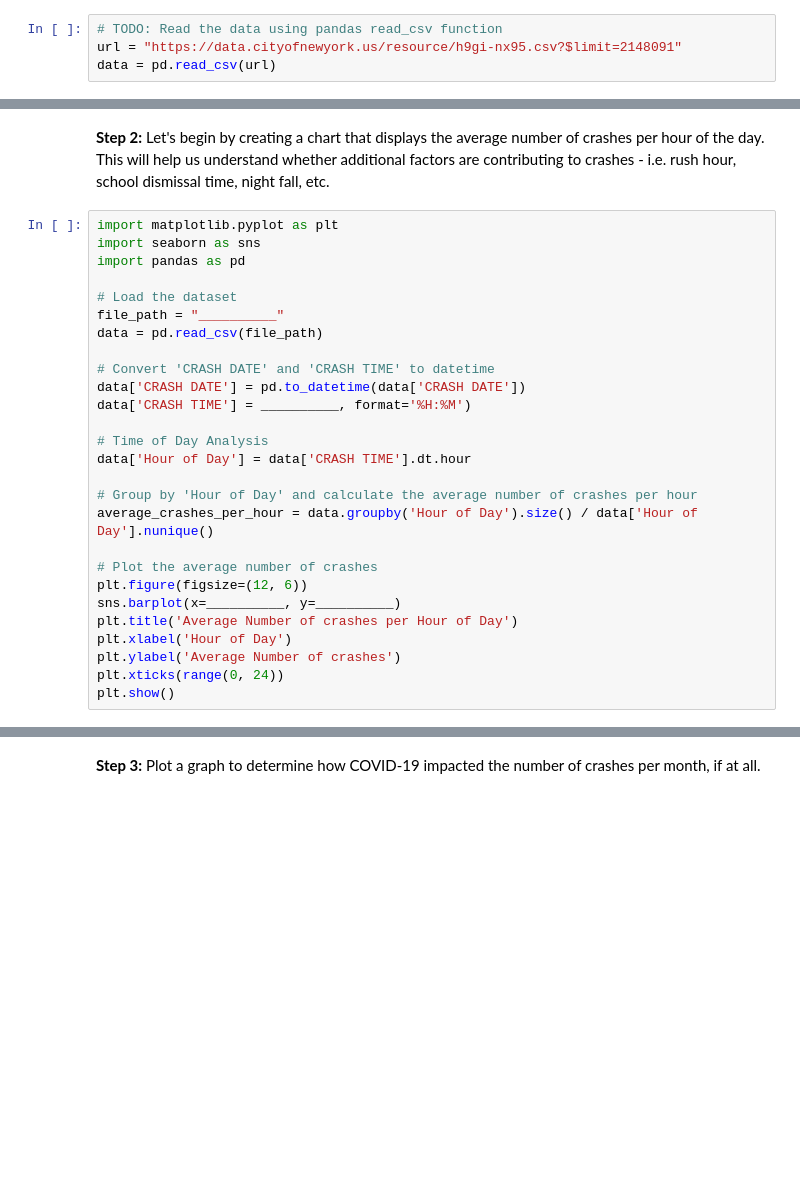
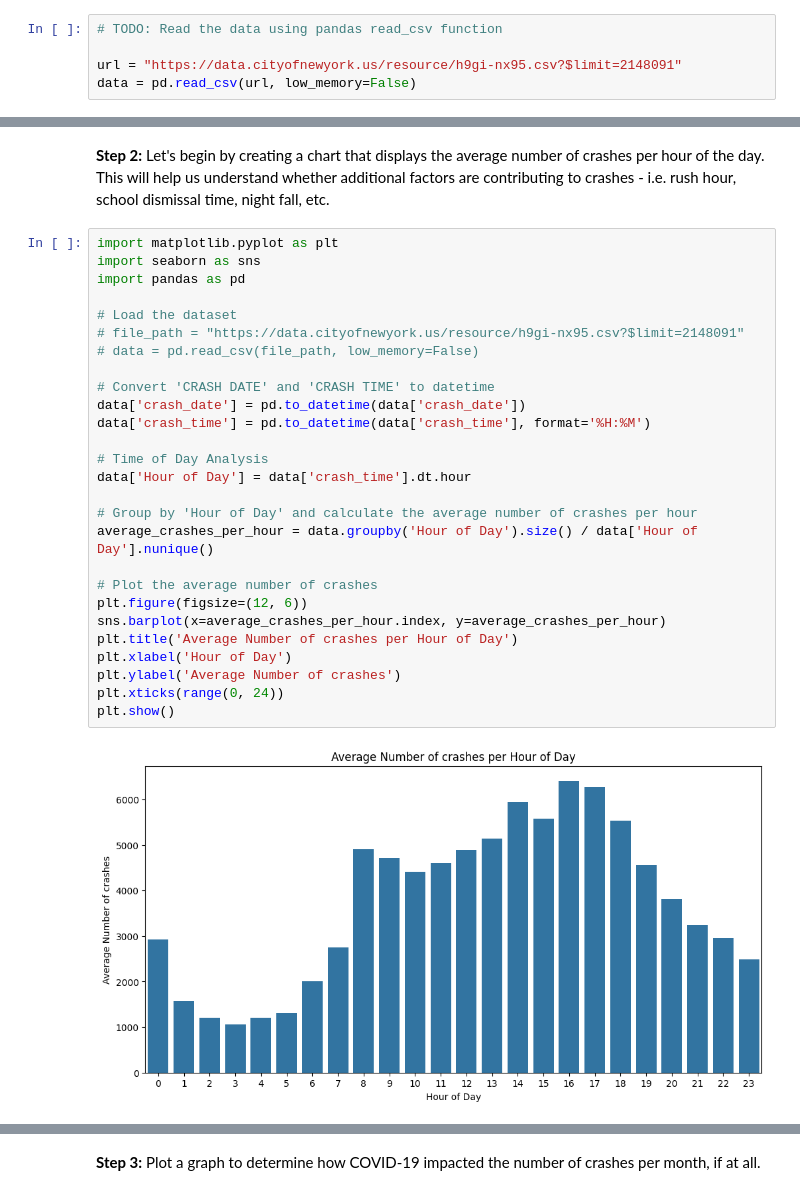
Before and after one commit to Raswanth-Prasath/TDSP, a Jupyter notebook: EXPLORER_ACCELERATOR_Transportation_Data_Science_Project_(TDSP).ipynb, the cells around one changed output, grey strips where cells are left out. Saved outputs shown, nothing was run; the diff lists cells and outputs as text; blank space fills up the shorter version.

```diff
--- a/EXPLORER_ACCELERATOR_Transportation_Data_Science_Project_(TDSP).ipynb
+++ b/EXPLORER_ACCELERATOR_Transportation_Data_Science_Project_(TDSP).ipynb
@@ -119,8 +119,9 @@ Hint: Your data's file path describes the location of where your data lives. To
 Here, The code uses direct API access through Pandas. The `$limit` parameter sets a limit on how much you query from a dataset. In this case, `$limit=2148091` specifies that we want to import all 2,148,091 columns from the dataset.
 # %%
 # TODO: Read the data using pandas read_csv function
+
 url = "https://data.cityofnewyork.us/resource/h9gi-nx95.csv?$limit=2148091"
-data = pd.read_csv(url)
+data = pd.read_csv(url, low_memory=False)
 # %% [markdown]
 **Step 3:** Let's see what the data looks like. We can use the `head` function which returns the first 5 rows of the dataset.
 # %%
@@ -416,30 +417,32 @@ Review one or more of the following resources and tell us what you learned about
 # %%
 import matplotlib.pyplot as plt
 import seaborn as sns
 import pandas as pd
 
 # Load the dataset
-file_path = "__________"
-data = pd.read_csv(file_path)
+# file_path = "https://data.cityofnewyork.us/resource/h9gi-nx95.csv?$limit=2148091"
+# data = pd.read_csv(file_path, low_memory=False)
 
 # Convert 'CRASH DATE' and 'CRASH TIME' to datetime
-data['CRASH DATE'] = pd.to_datetime(data['CRASH DATE'])
-data['CRASH TIME'] = __________, format='%H:%M')
+data['crash_date'] = pd.to_datetime(data['crash_date'])
+data['crash_time'] = pd.to_datetime(data['crash_time'], format='%H:%M')
 
 # Time of Day Analysis
-data['Hour of Day'] = data['CRASH TIME'].dt.hour
+data['Hour of Day'] = data['crash_time'].dt.hour
 
 # Group by 'Hour of Day' and calculate the average number of crashes per hour
 average_crashes_per_hour = data.groupby('Hour of Day').size() / data['Hour of Day'].nunique()
 
 # Plot the average number of crashes
 plt.figure(figsize=(12, 6))
-sns.barplot(x=__________, y=__________)
+sns.barplot(x=average_crashes_per_hour.index, y=average_crashes_per_hour)
 plt.title('Average Number of crashes per Hour of Day')
 plt.xlabel('Hour of Day')
 plt.ylabel('Average Number of crashes')
 plt.xticks(range(0, 24))
 plt.show()
+# %% [output]
+[figure, added]
 # %% [markdown]
 **TO DO:** Which time of the day sees the most crashes? Why do you think so?
 
```
Also changed, not shown: parts of 3 cells of this notebook.
